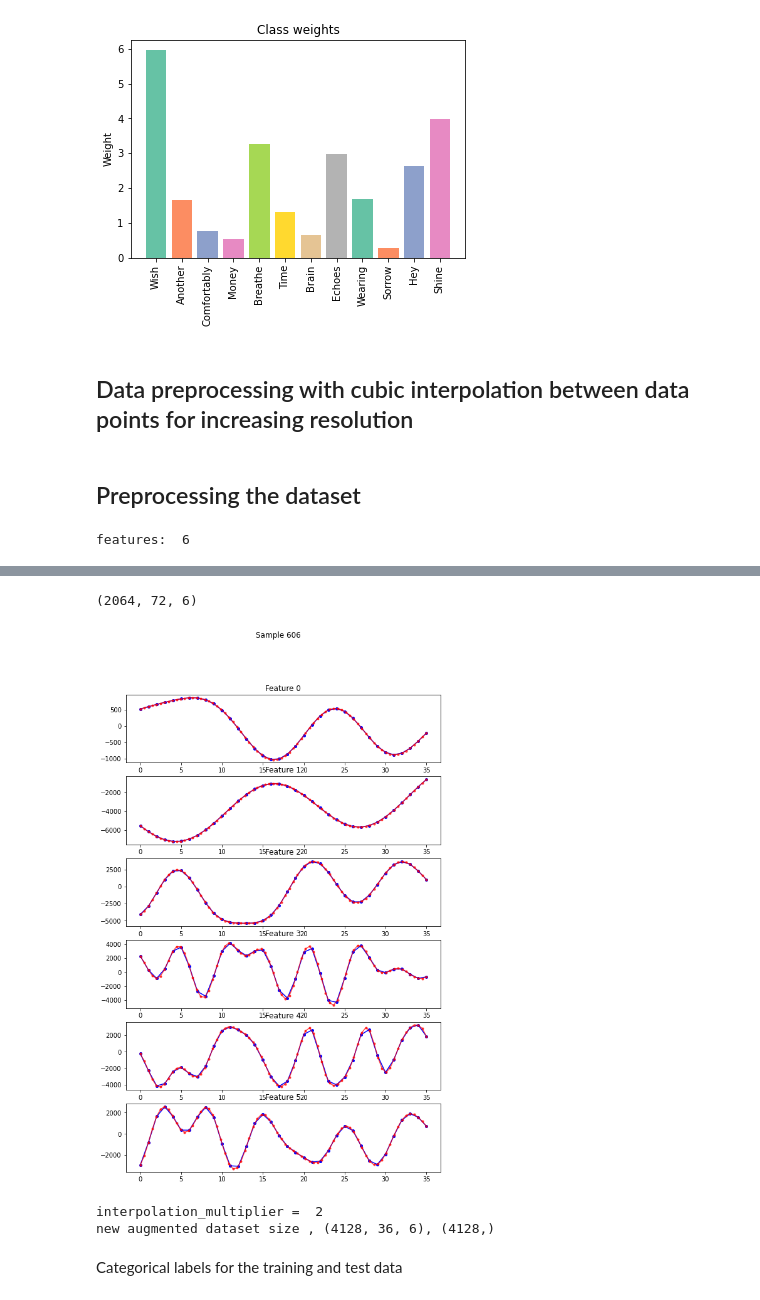
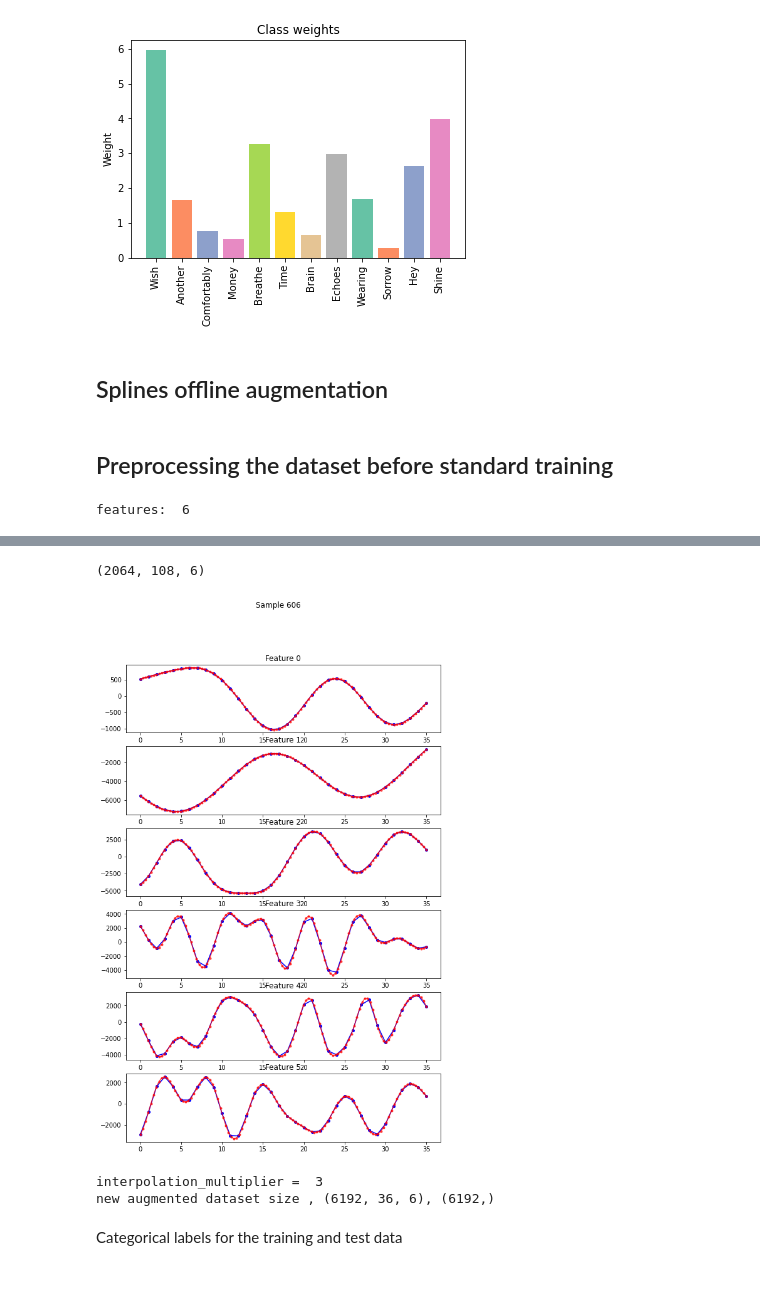
Before and after one commit to gabrieleginestroni/AN2DL-project-2022, a Jupyter notebook: Homework2/Deliverables/gab_attention_gru_crossvalid_splines.ipynb, the cells around one changed output, grey strips where cells are left out. Cells and saved outputs as stored; diff of their text form; code cells hidden in the pictures.

```diff
--- a/Homework2/Deliverables/gab_attention_gru_crossvalid_splines.ipynb
+++ b/Homework2/Deliverables/gab_attention_gru_crossvalid_splines.ipynb
@@ -125,8 +125,8 @@ plt.ylabel('Weight')
 plt.show()
 # %% [output]
 [figure]
-# %% [markdown]
-## Data preprocessing with cubic interpolation between data points for increasing resolution
+# %% [markdown]
+## Splines offline augmentation
 # %%
 def spline_augment_print(X_train,y_train,interpolation_multiplier = 3,augment_std = 0.02):
     # plot the sequence of points in a randomly drawn sample from X
@@ -241,7 +241,7 @@ def spline_augment_no_print(X_train,y_train,interpolation_multiplier = 3,augment
 
     return X_augmented, y_augmented
 # %% [markdown]
-## Preprocessing the dataset
+## Preprocessing the dataset before standard training
 # %%
 if standard_training:
     #X_train = np.delete(X_train, 3, axis=2)
@@ -252,39 +252,39 @@ if standard_training:
 
     #(optional) apply spline augmentation
     if(use_splines_std_training):
-        X_train,y_train = spline_augment_print(X_train,y_train,interpolation_multiplier = 2,augment_std = 0.025)
+        X_train,y_train = spline_augment_print(X_train,y_train,interpolation_multiplier = 3,augment_std = 0.02)
 
     if (scaling):
         scaler_robust = RobustScaler()
         scaler_std = StandardScaler()
         scaler_0 = MinMaxScaler(feature_range=(0,1))
         #scaler_1 = MinMaxScaler(feature_range=(-1,1))
 
         num_instances, num_time_steps, num_features = X_train.shape
         X_train = np.reshape(X_train, newshape=(-1, num_features))
         #X_train = scaler_robust.fit_transform(X_train)
         X_train = scaler_0.fit_transform(X_train)
         X_train = scaler_std.fit_transform(X_train)
 
         X_train = np.reshape(X_train, newshape=(num_instances, num_time_steps, num_features))
 
         num_instances, num_time_steps, num_features = X_test.shape
         X_test = np.reshape(X_test, newshape=(-1, num_features))
         #X_test = scaler_robust.transform(X_test)
         X_test = scaler_0.transform(X_test)
         X_test = scaler_std.transform(X_test)
 
         X_test = np.reshape(X_test, newshape=(num_instances, num_time_steps, num_features))
         #print("std_scaler: "+str(scaler_std.__dict__))
         #print("min_max_scaler_1: "+str(scaler_1.__dict__))
         #print("min_max_scaler_0: "+str(scaler_0.__dict__))
 # %% [output]
 features:  6
 [figure]
-(2064, 72, 6)
+(2064, 108, 6)
-[figure, old version]
+[figure, new version]
-interpolation_multiplier =  2
-new augmented dataset size , (4128, 36, 6), (4128,)
+interpolation_multiplier =  3
+new augmented dataset size , (6192, 36, 6), (6192,)
 # %% [markdown]
 Categorical labels for the training and test data
 # %%
```
Also changed, not shown: parts of 7 cells of this notebook.
